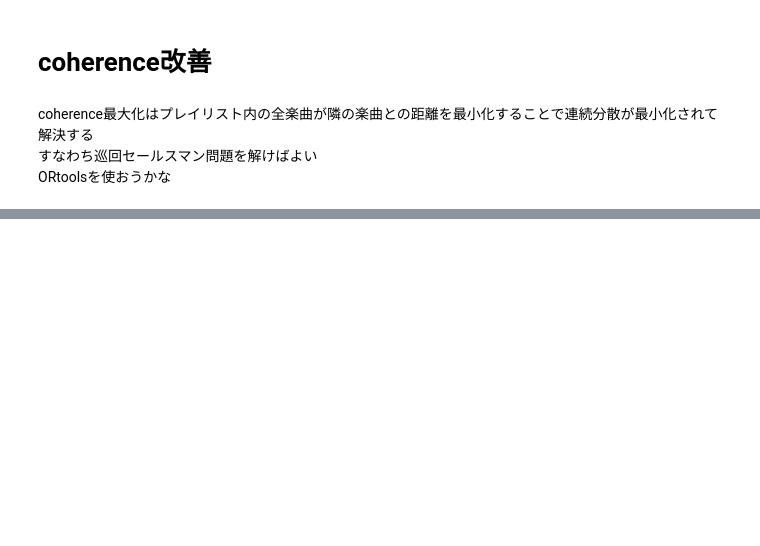
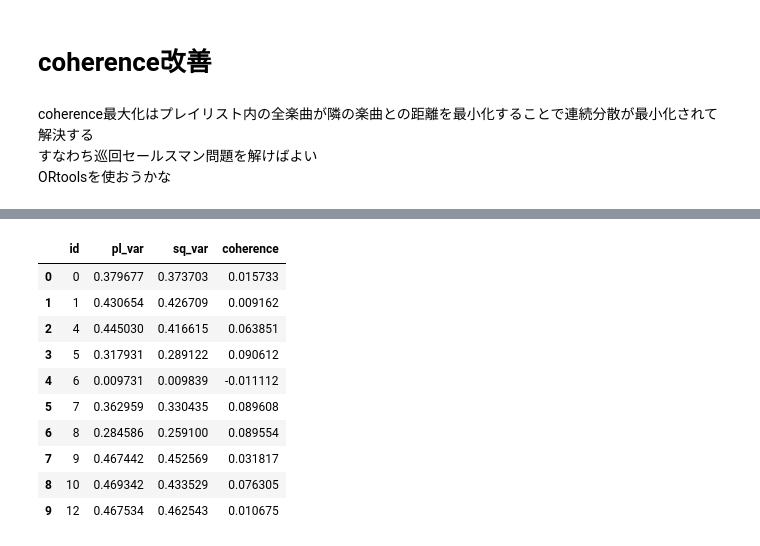
Before and after one commit to tamaki12345/master_exp, a Jupyter notebook: coherence/exp.ipynb, the cells around one changed output, grey strips where cells are left out. Cells and saved outputs as stored; diff of their text form; code cells hidden in the pictures; blank space fills up the shorter version.

```diff
--- a/coherence/exp.ipynb
+++ b/coherence/exp.ipynb
@@ -463,0 +853,14 @@ for p_id, playlist in enumerate(playlist_list[1:]):
+# %%
+df[:10]
+# %% [output]
+|  | id | pl_var | sq_var | coherence |
+| 0 | 0 | 0.379677 | 0.373703 | 0.015733 |
+| 1 | 1 | 0.430654 | 0.426709 | 0.009162 |
+| 2 | 4 | 0.445030 | 0.416615 | 0.063851 |
+| 3 | 5 | 0.317931 | 0.289122 | 0.090612 |
+| 4 | 6 | 0.009731 | 0.009839 | -0.011112 |
+| 5 | 7 | 0.362959 | 0.330435 | 0.089608 |
+| 6 | 8 | 0.284586 | 0.259100 | 0.089554 |
+| 7 | 9 | 0.467442 | 0.452569 | 0.031817 |
+| 8 | 10 | 0.469342 | 0.433529 | 0.076305 |
+| 9 | 12 | 0.467534 | 0.462543 | 0.010675 |
```
Also changed, not shown: parts of 51 cells of this notebook, 11 other files.
